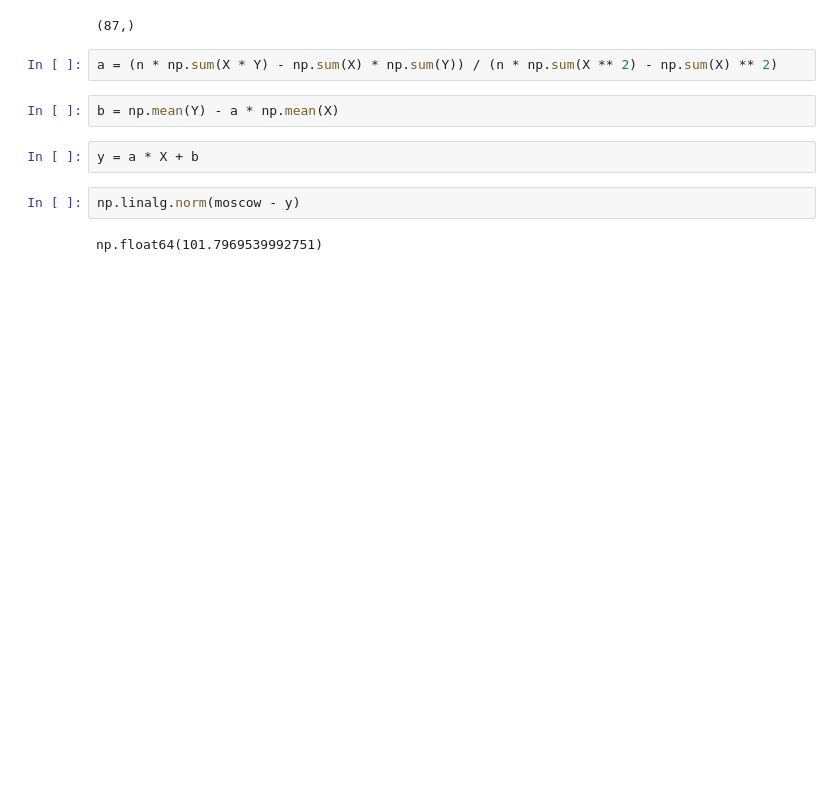
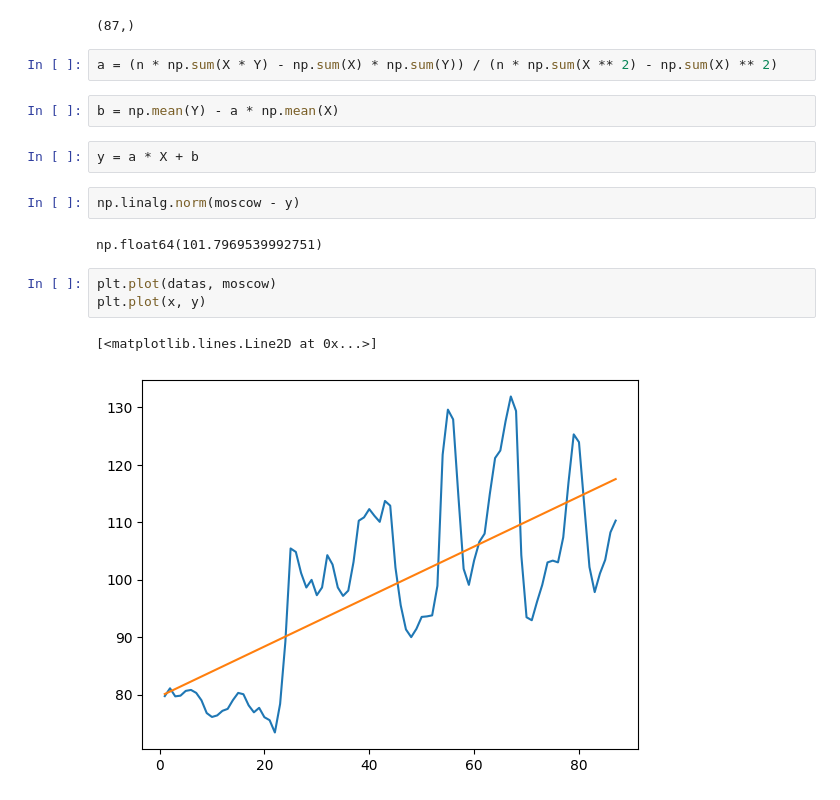
Before and after one commit to WybsonSantana/formacao-python-para-data-science-alura, a Jupyter notebook: fpds03-numpy-analise-numerica-eficiente-com-python/numpy/notebooks/main.ipynb, the cells around one changed output. Cells and saved outputs as stored; diff of their text form; blank space fills up the shorter version.

```diff
--- a/fpds03-numpy-analise-numerica-eficiente-com-python/numpy/notebooks/main.ipynb
+++ b/fpds03-numpy-analise-numerica-eficiente-com-python/numpy/notebooks/main.ipynb
@@ -333,3 +333,9 @@ y = a * X + b
 np.linalg.norm(moscow - y)
 # %% [output]
 np.float64(101.7969539992751)
+# %%
+plt.plot(datas, moscow)
+plt.plot(x, y)
+# %% [output]
+[<matplotlib.lines.Line2D at 0x...>]
+[figure, added]
```
Also changed, not shown: parts of 3 cells of this notebook.
